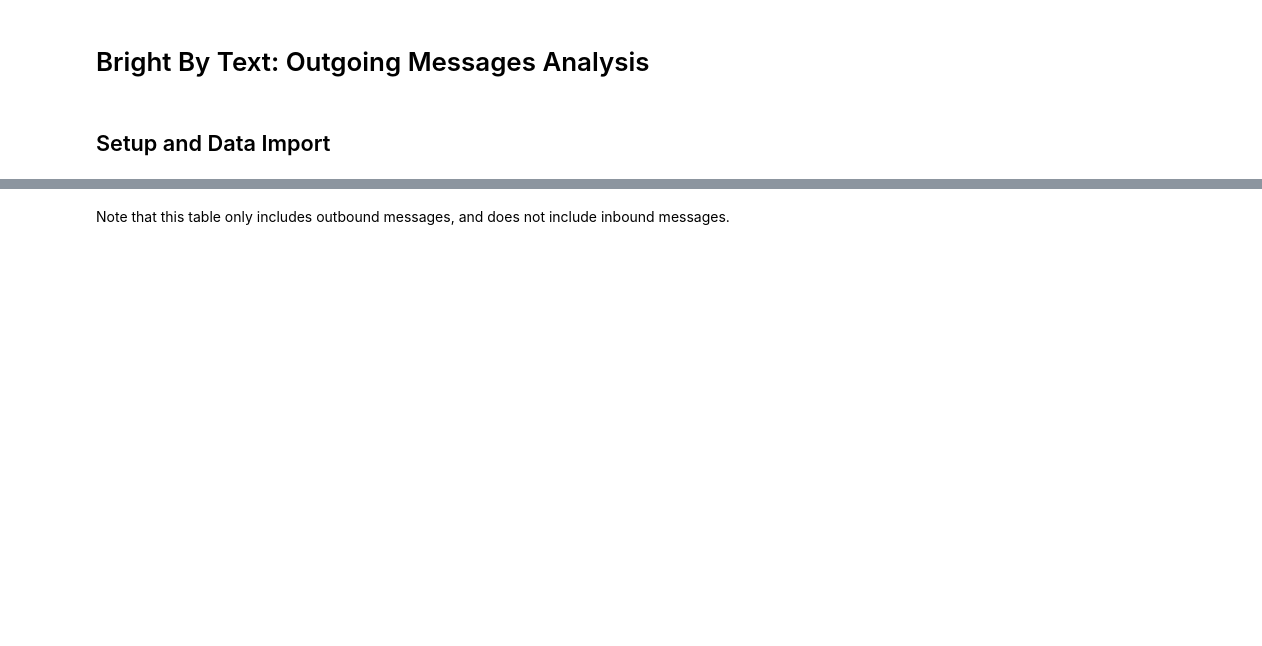
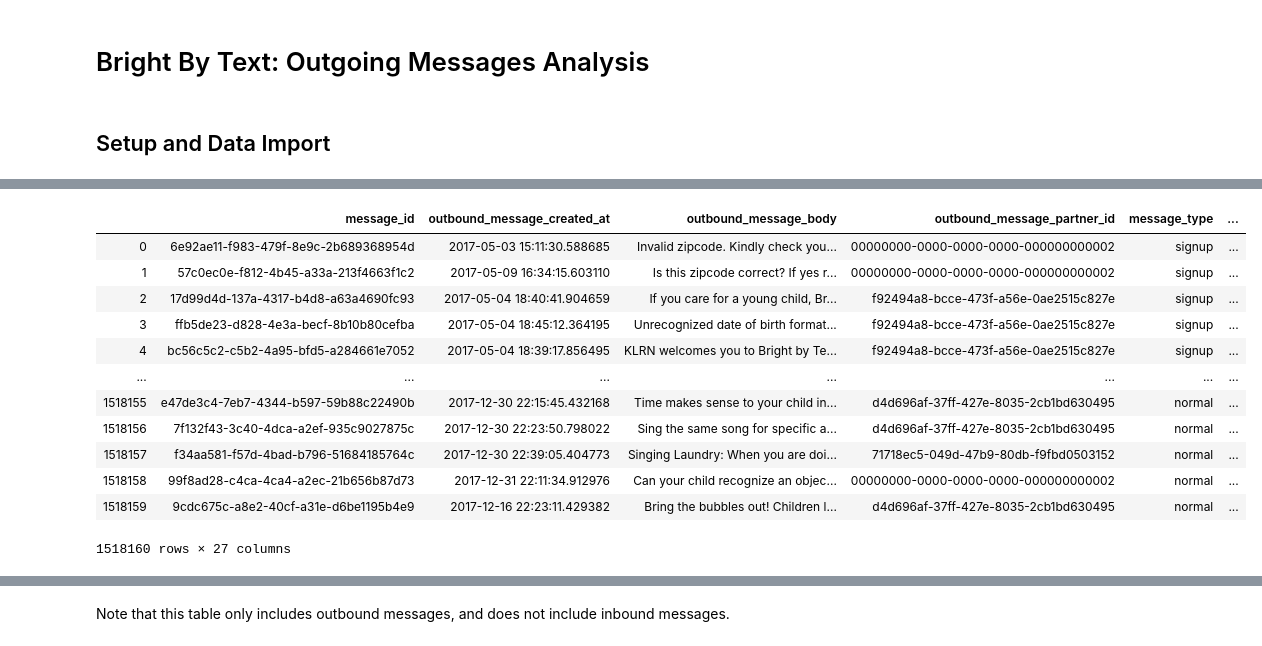
Before and after one commit to nehamakes/BBT, a Jupyter notebook: BBT Messages Import.ipynb, the cells around one changed output, grey strips where cells are left out. Cells and saved outputs as stored; diff of their text form; code cells hidden in the pictures; blank space fills up the shorter version.

```diff
--- a/BBT Messages Import.ipynb
+++ b/BBT Messages Import.ipynb
@@ -35,7 +35,7 @@ try:
 except (Exception, psycopg2.Error) as error :
     print ("Error while connecting to PostgreSQL", error)
 # %%
-# Query to get archived outbound messages for 2017-2018
+# Query to get archived outbound messages for 2017
 
 sql = '''
     select
@@ -63,29 +63,25 @@ sql = '''
     p.is_active as partner_is_active,
     p_state.name as partner_state,
     c.children_count,
-    smt.name as scheduled_message_tag
+    c.dob_youngest_child,
+    c.dob_oldest_child,
+    msm.scheduled_message_id
 
 from
 (
-    select *
+select *
     from archive.outbound_messages
-    where extract(year from created_at) <= 2018
+    where extract(year from created_at) = 2017
 ) om
 left join public.message_types as mt
 on om.message_type_id = mt.id
 left join messages_scheduled_messages msm
 on om.message_id = msm.message_id
-left join scheduled_messages sm
-on msm.scheduled_message_id = sm.id
-left join scheduled_message_to_tags smtt
-on sm.id = smtt.scheduled_message_id
-left join scheduled_message_tags smt
-on smtt.scheduled_message_tag_id = smt.id
 left join public.v_subscribers as s
 on om.subscriber_id = s.id
 left join
 (
-    select subscriber_id, count(*) as children_count
+    select subscriber_id, count(*) as children_count, min(date_of_birth) as dob_youngest_child, max(date_of_birth) as dob_oldest_child
     from public.children
     group by subscriber_id
 ) c
@@ -111,5 +107,5 @@ on pt.id = p.type_id
 left join public.states as p_state
 on p_state.id = p.state_id
 '''
-archived_messages_2017_2018 = pd.read_sql_query(sql, conn)
+archived_messages_2017 = pd.read_sql_query(sql, conn)
 conn = None
@@ -132 +112,17 @@ archived_messages_2017_2018
+# %%
+archived_messages_2017
+# %% [output]
+|  | message_id | outbound_message_created_at | outbound_message_body | outbound_message_partner_id | message_type | ... |
+| 0 | 6e92ae11-f983-479f-8e9c-2b689368954d | 2017-05-03 15:11:30.588685 | Invalid zipcode. Kindly check you... | 00000000-0000-0000-0000-000000000002 | signup | ... |
+| 1 | 57c0ec0e-f812-4b45-a33a-213f4663f1c2 | 2017-05-09 16:34:15.603110 | Is this zipcode correct? If yes r... | 00000000-0000-0000-0000-000000000002 | signup | ... |
+| 2 | 17d99d4d-137a-4317-b4d8-a63a4690fc93 | 2017-05-04 18:40:41.904659 | If you care for a young child, Br... | f92494a8-bcce-473f-a56e-0ae2515c827e | signup | ... |
+| 3 | ffb5de23-d828-4e3a-becf-8b10b80cefba | 2017-05-04 18:45:12.364195 | Unrecognized date of birth format... | f92494a8-bcce-473f-a56e-0ae2515c827e | signup | ... |
+| 4 | bc56c5c2-c5b2-4a95-bfd5-a284661e7052 | 2017-05-04 18:39:17.856495 | KLRN welcomes you to Bright by Te... | f92494a8-bcce-473f-a56e-0ae2515c827e | signup | ... |
+| ... | ... | ... | ... | ... | ... | ... |
+| 1518155 | e47de3c4-7eb7-4344-b597-59b88c22490b | 2017-12-30 22:15:45.432168 | Time makes sense to your child in... | d4d696af-37ff-427e-8035-2cb1bd630495 | normal | ... |
+| 1518156 | 7f132f43-3c40-4dca-a2ef-935c9027875c | 2017-12-30 22:23:50.798022 | Sing the same song for specific a... | d4d696af-37ff-427e-8035-2cb1bd630495 | normal | ... |
+| 1518157 | f34aa581-f57d-4bad-b796-51684185764c | 2017-12-30 22:39:05.404773 | Singing Laundry: When you are doi... | 71718ec5-049d-47b9-80db-f9fbd0503152 | normal | ... |
+| 1518158 | 99f8ad28-c4ca-4ca4-a2ec-21b656b87d73 | 2017-12-31 22:11:34.912976 | Can your child recognize an objec... | 00000000-0000-0000-0000-000000000002 | normal | ... |
+| 1518159 | 9cdc675c-a8e2-40cf-a31e-d6be1195b4e9 | 2017-12-16 22:23:11.429382 | Bring the bubbles out! Children l... | d4d696af-37ff-427e-8035-2cb1bd630495 | normal | ... |
+1518160 rows × 27 columns
 # %%
```
Also changed, not shown: parts of 23 cells of this notebook.
